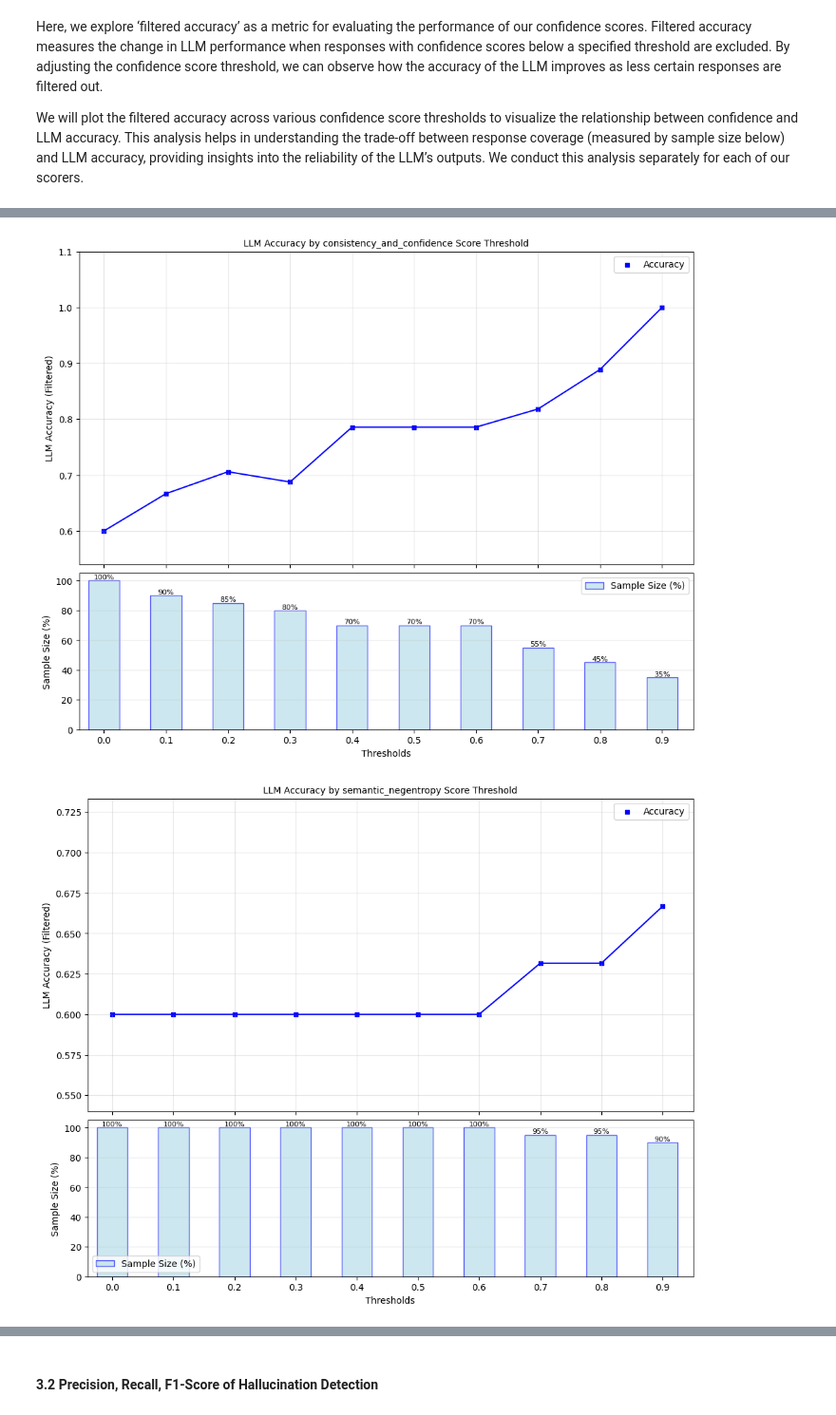
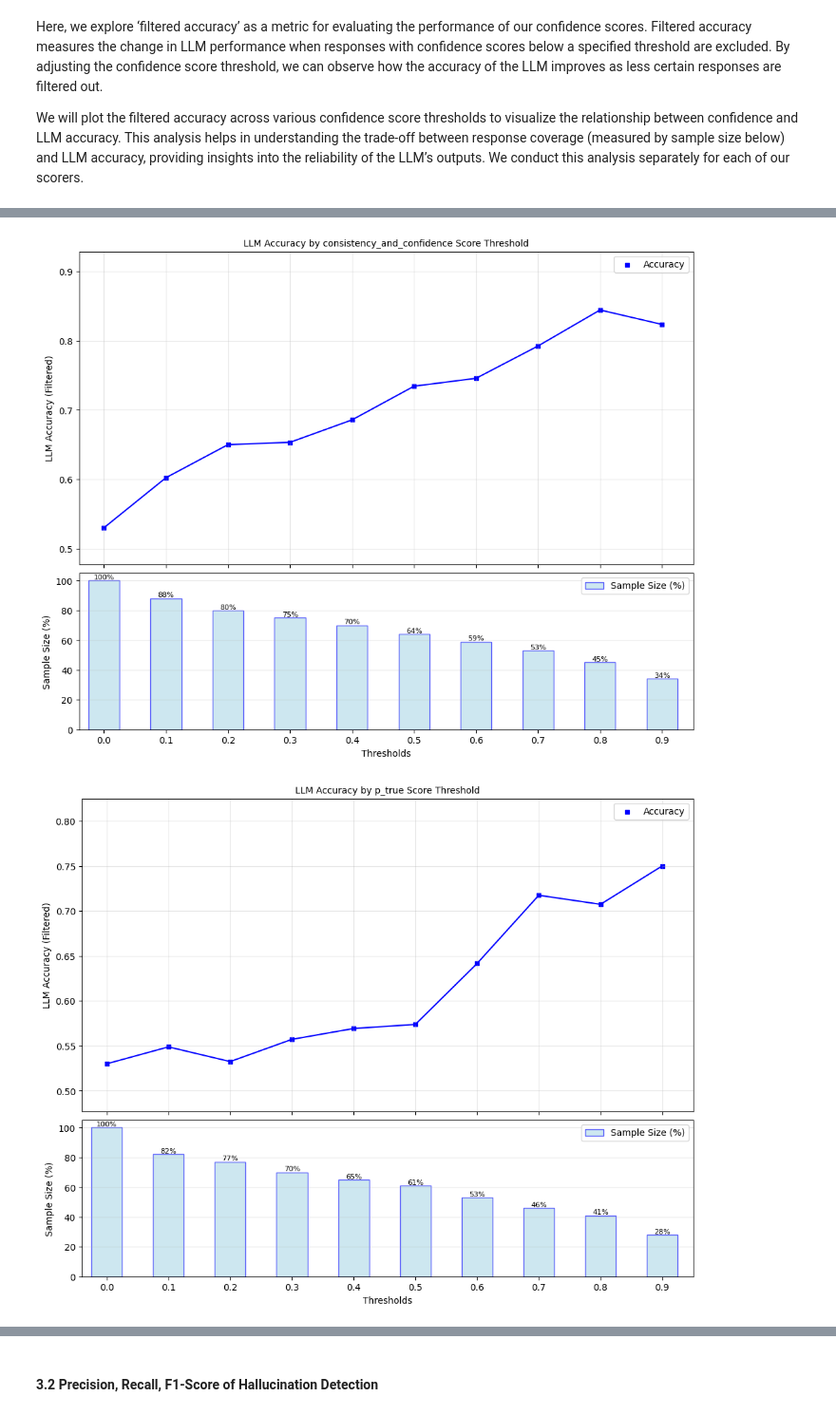
Before and after one commit to nagyist/uqlm, a Jupyter notebook: examples/white_box_multi_generation_demo.ipynb, the cells around one changed output, grey strips where cells are left out. Shown at 95% size. Saved outputs shown, nothing was run; the diff lists cells and outputs as text; code cells hidden in the pictures.

```diff
--- a/examples/white_box_multi_generation_demo.ipynb
+++ b/examples/white_box_multi_generation_demo.ipynb
@@ -73,7 +73,7 @@ from uqlm.utils import load_example_dataset, math_postprocessor, plot_model_accu
 In this demo, we will illustrate this approach using a set of math questions from the [gsm8k benchmark](https://github.com/openai/grade-school-math). To implement with your use case, simply **replace the example prompts with your data**.
 # %%
 # Load example dataset (gsm8k)
-gsm8k = load_example_dataset("gsm8k", n=20)
+gsm8k = load_example_dataset("gsm8k", n=100)
 gsm8k.head()
 # %% [output]
 Loading dataset - gsm8k...
@@ -175,8 +175,6 @@ wbuq = WhiteBoxUQ(
     scorers=[
         "monte_carlo_probability",  # requires multiple sampled responses per prompt
         "consistency_and_confidence",  # requires multiple sampled responses per prompt
-        "semantic_negentropy",
-        "semantic_density",
         "p_true",  # generates one additional response per prompt, acts as logprobs-based self-judge
     ],
     max_calls_per_min=125,
@@ -226,5 +224,5 @@ wbuq = WhiteBoxUQ(
   </tr>
 </table>
 # %%
-results = await wbuq.generate_and_score(prompts=prompts, num_responses=5, show_progress_bars=False)
+results = await wbuq.generate_and_score(prompts=prompts, num_responses=5)
 # %% [output]
@@ -243,16 +240,0 @@ result_df.head()
-# %%
-wbuq = WhiteBoxUQ(
-    llm=llm,
-    scorers=[
-        "monte_carlo_probability",  # requires multiple sampled responses per prompt
-        "consistency_and_confidence",  # requires multiple sampled responses per prompt
-        "semantic_negentropy",
-        "semantic_density",
-        "p_true",  # generates one additional response per prompt, acts as logprobs-based self-judge
-    ],
-    max_calls_per_min=125,
-    prompts_in_nli=True
-)
-results = await wbuq.generate_and_score(prompts=prompts, num_responses=5, show_progress_bars=False)
-result_df = results.to_df()
-result_df.head()
@@ -295,6 +268,6 @@ Here, we explore ‘filtered accuracy’ as a metric for evaluating the performa
 
 We will plot the filtered accuracy across various confidence score thresholds to visualize the relationship between confidence and LLM accuracy. This analysis helps in understanding the trade-off between response coverage (measured by sample size below) and LLM accuracy, providing insights into the reliability of the LLM’s outputs. We conduct this analysis separately for each of our scorers.
 # %%
-for scorer in wbuq.scorers:
+for scorer in ["monte_carlo_probability", "consistency_and_confidence", "p_true"]:
     plot_model_accuracies(scores=result_df[scorer], correct_indicators=result_df.response_correct, title=f"LLM Accuracy by {scorer} Score Threshold", display_percentage=True)
 # %% [output]
@@ -302,2 +275,2 @@ for scorer in wbuq.scorers:
-[figure, old version]
+[figure, new version]
-[figure, old version]
+[figure, new version]
```
Also changed, not shown: parts of 7 cells of this notebook, 3 other files.
